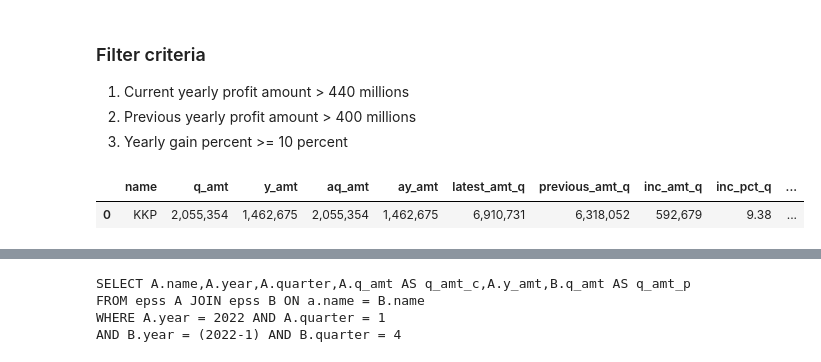
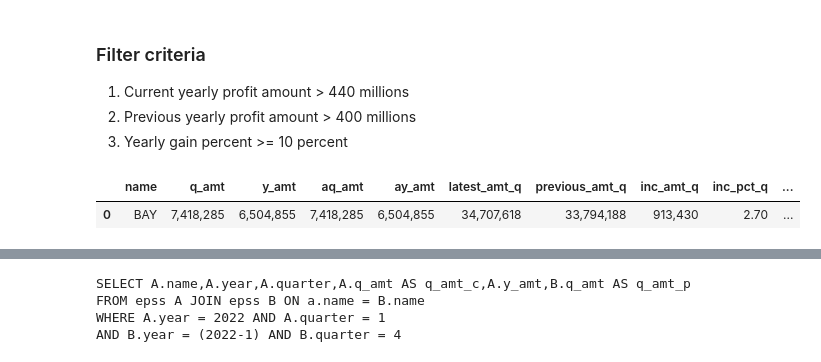
Before and after one commit to santimcs/A8, a Jupyter notebook: Quarterly/140-Create Profits Q1.ipynb, the cells around one changed output, grey strips where cells are left out. Cells and saved outputs as stored; diff of their text form; code cells hidden in the pictures.

```diff
--- a/Quarterly/140-Create Profits Q1.ipynb
+++ b/Quarterly/140-Create Profits Q1.ipynb
@@ -131,10 +146,10 @@ profits.head().style.format(format_dict)
 # %%
 cols = 'name latest_amt_y previous_amt_y inc_amt_y inc_pct_y'.split()
 # %%
-profits[profits['name'] == 'KKP'].style.format(format_dict)
+profits[profits['name'] == 'BAY'].style.format(format_dict)
 # %% [output]
 |  | name | q_amt | y_amt | aq_amt | ay_amt | latest_amt_q | previous_amt_q | inc_amt_q | inc_pct_q | ... |
-| 0 | KKP | 2,055,354 | 1,462,675 | 2,055,354 | 1,462,675 | 6,910,731 | 6,318,052 | 592,679 | 9.38 | ... |
+| 0 | BAY | 7,418,285 | 6,504,855 | 7,418,285 | 6,504,855 | 34,707,618 | 33,794,188 | 913,430 | 2.70 | ... |
 # %%
 criteria_1 = profits.latest_amt_y > 440000
 profits.loc[criteria_1,cols].sort_values(['latest_amt_y'],ascending=[False]).style.format(format_dict)
```
Also changed, not shown: parts of 43 cells of this notebook, 35 other files.
